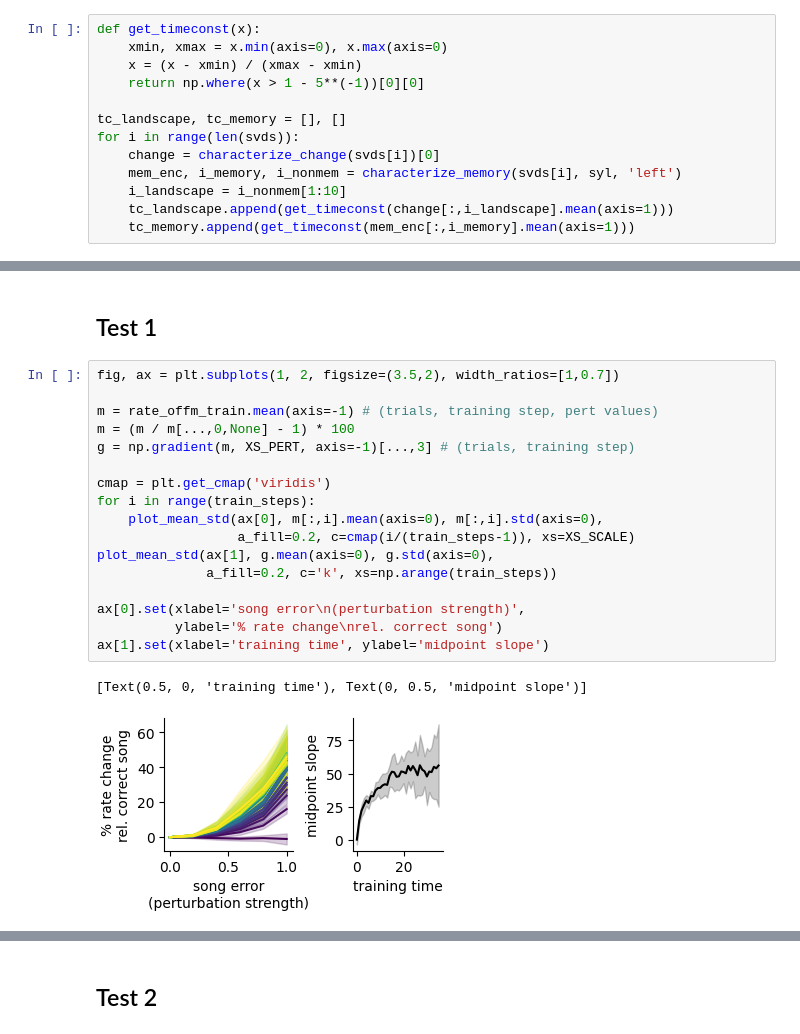
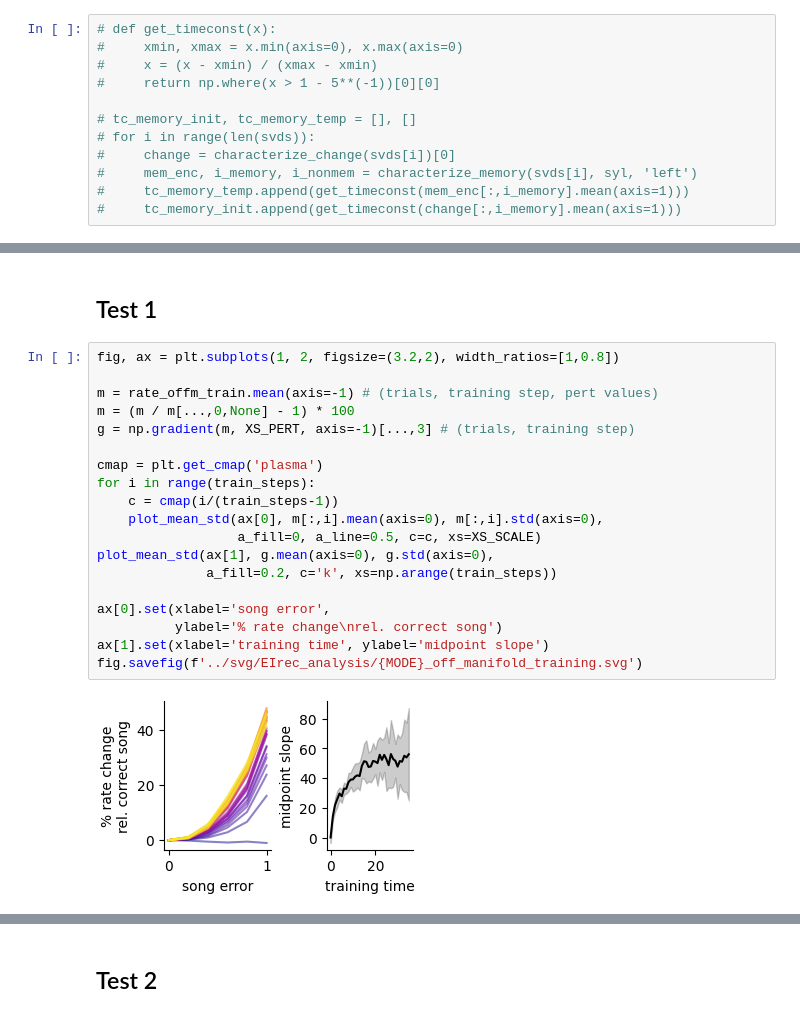
Before and after one commit to gongziyida/vocal-error-network, a Jupyter notebook: further_analysis/EIrec_analysis.ipynb, the cells around one changed output, grey strips where cells are left out. Saved outputs shown, nothing was run; the diff lists cells and outputs as text.

Commit message:
plots

```diff
--- a/further_analysis/EIrec_analysis.ipynb
+++ b/further_analysis/EIrec_analysis.ipynb
@@ -111,14 +131,13 @@ fig.savefig(f'../svg/EIrec_analysis/{MODE}_mode_learning_curves_E2I2E.svg')
 # %%
-def get_timeconst(x):
-    xmin, xmax = x.min(axis=0), x.max(axis=0)
-    x = (x - xmin) / (xmax - xmin)
-    return np.where(x > 1 - 5**(-1))[0][0]
+# def get_timeconst(x):
+#     xmin, xmax = x.min(axis=0), x.max(axis=0)
+#     x = (x - xmin) / (xmax - xmin)
+#     return np.where(x > 1 - 5**(-1))[0][0]
 
-tc_landscape, tc_memory = [], []
-for i in range(len(svds)):
-    change = characterize_change(svds[i])[0]
-    mem_enc, i_memory, i_nonmem = characterize_memory(svds[i], syl, 'left')
-    i_landscape = i_nonmem[1:10]
-    tc_landscape.append(get_timeconst(change[:,i_landscape].mean(axis=1)))
-    tc_memory.append(get_timeconst(mem_enc[:,i_memory].mean(axis=1)))
+# tc_memory_init, tc_memory_temp = [], []
+# for i in range(len(svds)):
+#     change = characterize_change(svds[i])[0]
+#     mem_enc, i_memory, i_nonmem = characterize_memory(svds[i], syl, 'left')
+#     tc_memory_temp.append(get_timeconst(mem_enc[:,i_memory].mean(axis=1)))
+#     tc_memory_init.append(get_timeconst(change[:,i_memory].mean(axis=1)))
 # %%
@@ -141,23 +157,24 @@ fig.savefig(f'../svg/EIrec_analysis/{MODE}_mode_time_constants.svg')
 # %% [markdown]
 ## Test 1
 # %%
-fig, ax = plt.subplots(1, 2, figsize=(3.5,2), width_ratios=[1,0.7])
+fig, ax = plt.subplots(1, 2, figsize=(3.2,2), width_ratios=[1,0.8])
 
 m = rate_offm_train.mean(axis=-1) # (trials, training step, pert values)
 m = (m / m[...,0,None] - 1) * 100
 g = np.gradient(m, XS_PERT, axis=-1)[...,3] # (trials, training step)
 
-cmap = plt.get_cmap('viridis')
+cmap = plt.get_cmap('plasma')
 for i in range(train_steps):
+    c = cmap(i/(train_steps-1))
     plot_mean_std(ax[0], m[:,i].mean(axis=0), m[:,i].std(axis=0),
-                  a_fill=0.2, c=cmap(i/(train_steps-1)), xs=XS_SCALE)
+                  a_fill=0, a_line=0.5, c=c, xs=XS_SCALE)
 plot_mean_std(ax[1], g.mean(axis=0), g.std(axis=0),
               a_fill=0.2, c='k', xs=np.arange(train_steps))
 
-ax[0].set(xlabel='song error\n(perturbation strength)',
+ax[0].set(xlabel='song error',
           ylabel='% rate change\nrel. correct song')
 ax[1].set(xlabel='training time', ylabel='midpoint slope')
+fig.savefig(f'../svg/EIrec_analysis/{MODE}_off_manifold_training.svg')
 # %% [output]
-[Text(0.5, 0, 'training time'), Text(0, 0.5, 'midpoint slope')]
-[figure, old version]
+[figure, new version]
 # %%
```
Also changed, not shown: parts of 12 cells of this notebook.
